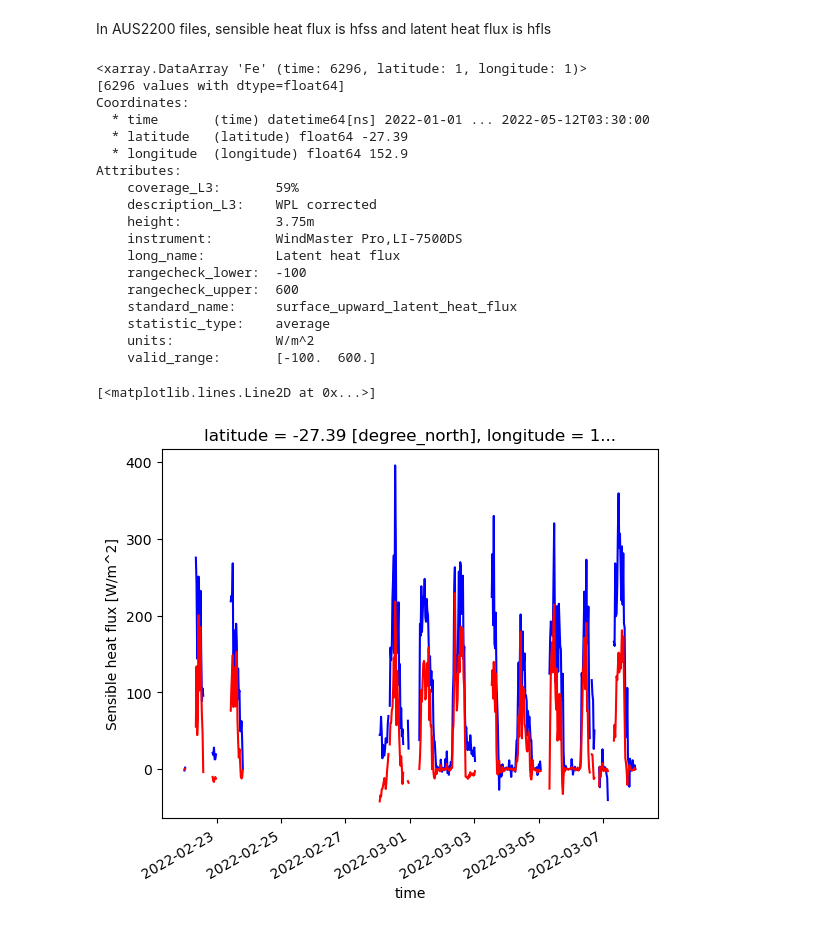
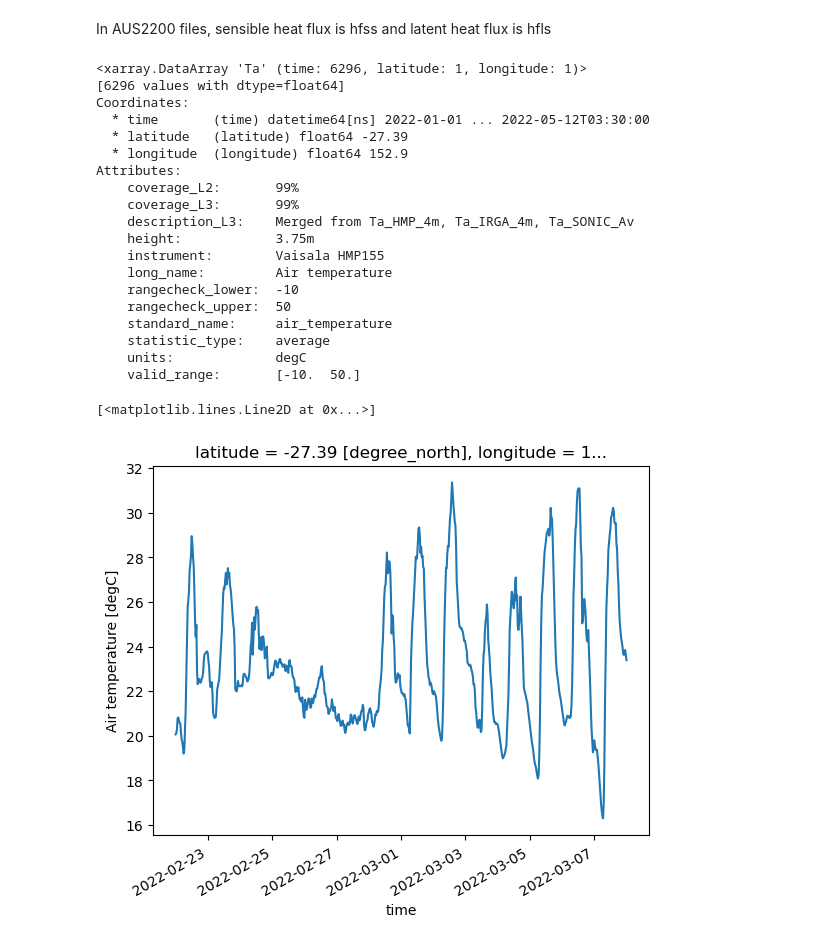
Before and after one commit to coecms/AUS2200_CLEX_analysis, a Jupyter notebook: evaluation/surface_radiation/sensible_latent_hf_validation.ipynb, the cells around one changed output. Cells and saved outputs as stored; diff of their text form; code cells hidden in the pictures.

Commit message:
Sensible / Latent heating comparison between AUS2200 and Ozflux

```diff
--- a/evaluation/surface_radiation/sensible_latent_hf_validation.ipynb
+++ b/evaluation/surface_radiation/sensible_latent_hf_validation.ipynb
@@ -21,40 +22,44 @@ ds = xarray.open_dataset(fname)
 
 latent_hfx_obs = ds.Fe
 sensible_hfx_obs = ds.Fh_PFP
+
+air_temperature_obs = ds.Ta
 # %%
-latent_hfx_obs
+air_temperature_obs
 # %% [output]
-<xarray.DataArray 'Fe' (time: 6296, latitude: 1, longitude: 1)>
+<xarray.DataArray 'Ta' (time: 6296, latitude: 1, longitude: 1)>
 [6296 values with dtype=float64]
 Coordinates:
   * time       (time) datetime64[ns] 2022-01-01 ... 2022-05-12T03:30:00
   * latitude   (latitude) float64 -27.39
   * longitude  (longitude) float64 152.9
 Attributes:
-    coverage_L3:       59%
-    description_L3:    WPL corrected
+    coverage_L2:       99%
+    coverage_L3:       99%
+    description_L3:    Merged from Ta_HMP_4m, Ta_IRGA_4m, Ta_SONIC_Av
     height:            3.75m
-    instrument:        WindMaster Pro,LI-7500DS
-    long_name:         Latent heat flux
-    rangecheck_lower:  -100
-    rangecheck_upper:  600
-    standard_name:     surface_upward_latent_heat_flux
+    instrument:        Vaisala HMP155
+    long_name:         Air temperature
+    rangecheck_lower:  -10
+    rangecheck_upper:  50
+    standard_name:     air_temperature
     statistic_type:    average
-    units:             W/m^2
-    valid_range:       [-100.  600.]
+    units:             degC
+    valid_range:       [-10.  50.]
 # %%
 latent_hfx_obs_timeselect = latent_hfx_obs.sel(time=slice(tstart, tend))
 sensible_hfx_obs_timeselect = sensible_hfx_obs.sel(time=slice(tstart, tend))
+air_temperature_obs_timeselect = air_temperature_obs.sel(time=slice(tstart,tend))
 
 latent_hfx_obs_timeselect = np.squeeze(latent_hfx_obs_timeselect[:,0,0])
 sensible_hfx_obs_timeselect = np.squeeze(sensible_hfx_obs_timeselect[:,0,0])
+air_temperature_obs_timeselect = np.squeeze(air_temperature_obs_timeselect[:,0,0])
 
 latent_hfx_obs_timeselect[np.array(latent_hfx_obs_timeselect < -100)] = np.nan
 sensible_hfx_obs_timeselect[np.array(sensible_hfx_obs_timeselect < -100)] = np.nan
 
 
-latent_hfx_obs_timeselect.plot(color='b')
-sensible_hfx_obs_timeselect.plot(color='r')
+air_temperature_obs_timeselect.plot()
 # %% [output]
 [<matplotlib.lines.Line2D at 0x...>]
-[figure, old version]
+[figure, new version]
```
Also changed, not shown: parts of 6 cells of this notebook.
